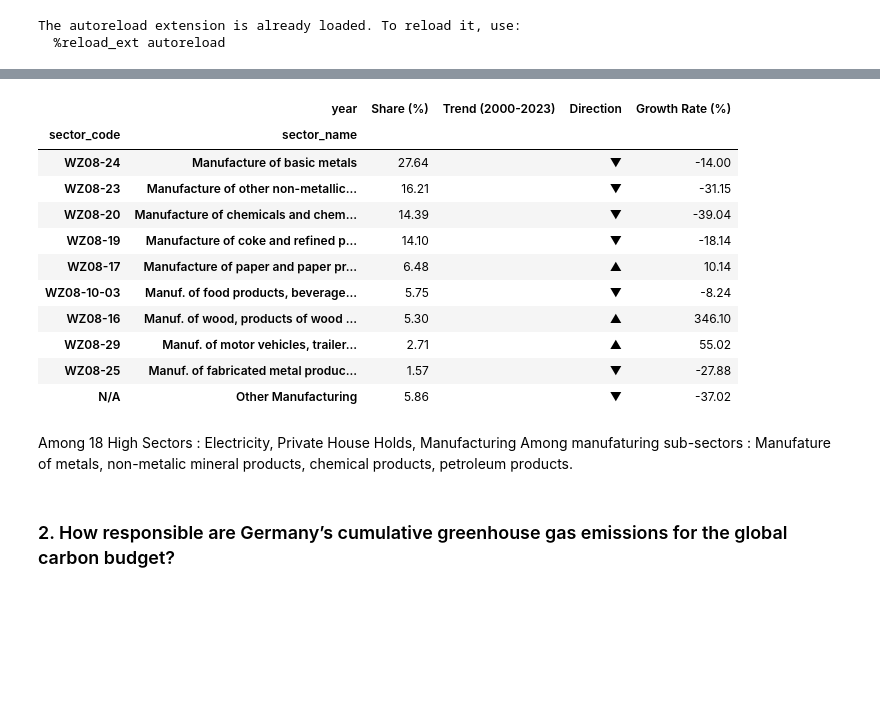
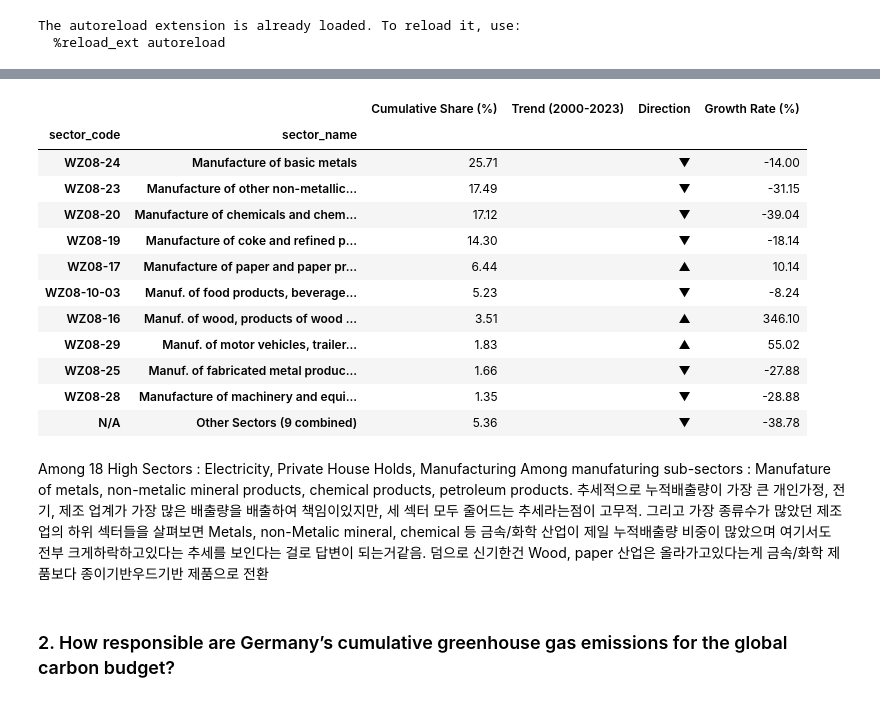
Before and after one commit to GinnyinGermany/CARBON, a Jupyter notebook: bin:/Computational_Narrative.ipynb, the cells around one changed output, grey strips where cells are left out. Saved outputs shown, nothing was run; the diff lists cells and outputs as text; code cells hidden in the pictures; blank space fills up the shorter version.

```diff
--- a/bin:/Computational_Narrative.ipynb
+++ b/bin:/Computational_Narrative.ipynb
@@ -13,8 +13,7 @@ import pandas as pd
 raw_df = pd.read_csv(
         "../data:/85111-0005_en_flat.csv",
         sep=';',                    # Destatis commonly uses semicolons
-        encoding='utf-8'            # Use 'cp1252' if utf-8 throws an error
-    )
+        encoding='utf-8')           # Use 'cp1252' if utf-8 throws an error
 # %% [markdown]
 | Column Name | Description | Data Examples |
 | :--- | :--- | :--- |
@@ -360,22 +364,24 @@ Pareto Threshold: Top sectors up to 85% cumulative share are 'Major'
 # %%
-mfg_html_table = generate_enhanced_mfg_table(mfg_sub_em, start_year=2000, end_year=2023, top_n=9)
+mfg_html_table = generate_sectoral_emissions_table(mfg_sub_em, start_year=2000, end_year=2023, top_n=10)
 display(HTML(mfg_html_table))
 # %% [output]
-|  | year | Share (%) | Trend (2000-2023) | Direction | Growth Rate (%) |
+|  |  | Cumulative Share (%) | Trend (2000-2023) | Direction | Growth Rate (%) |
 | sector_code | sector_name |  |  |  |  |
-| WZ08-24 | Manufacture of basic metals | 27.64 |  | ▼ | -14.00 |
-| WZ08-23 | Manufacture of other non-metallic... | 16.21 |  | ▼ | -31.15 |
-| WZ08-20 | Manufacture of chemicals and chem... | 14.39 |  | ▼ | -39.04 |
-| WZ08-19 | Manufacture of coke and refined p... | 14.10 |  | ▼ | -18.14 |
-| WZ08-17 | Manufacture of paper and paper pr... | 6.48 |  | ▲ | 10.14 |
-| WZ08-10-03 | Manuf. of food products, beverage... | 5.75 |  | ▼ | -8.24 |
-| WZ08-16 | Manuf. of wood, products of wood ... | 5.30 |  | ▲ | 346.10 |
-| WZ08-29 | Manuf. of motor vehicles, trailer... | 2.71 |  | ▲ | 55.02 |
-| WZ08-25 | Manuf. of fabricated metal produc... | 1.57 |  | ▼ | -27.88 |
-| N/A | Other Manufacturing | 5.86 |  | ▼ | -37.02 |
+| WZ08-24 | Manufacture of basic metals | 25.71 |  | ▼ | -14.00 |
+| WZ08-23 | Manufacture of other non-metallic... | 17.49 |  | ▼ | -31.15 |
+| WZ08-20 | Manufacture of chemicals and chem... | 17.12 |  | ▼ | -39.04 |
+| WZ08-19 | Manufacture of coke and refined p... | 14.30 |  | ▼ | -18.14 |
+| WZ08-17 | Manufacture of paper and paper pr... | 6.44 |  | ▲ | 10.14 |
+| WZ08-10-03 | Manuf. of food products, beverage... | 5.23 |  | ▼ | -8.24 |
+| WZ08-16 | Manuf. of wood, products of wood ... | 3.51 |  | ▲ | 346.10 |
+| WZ08-29 | Manuf. of motor vehicles, trailer... | 1.83 |  | ▲ | 55.02 |
+| WZ08-25 | Manuf. of fabricated metal produc... | 1.66 |  | ▼ | -27.88 |
+| WZ08-28 | Manufacture of machinery and equi... | 1.35 |  | ▼ | -28.88 |
+| N/A | Other Sectors (9 combined) | 5.36 |  | ▼ | -38.78 |
 # %% [markdown]
 Among 18 High Sectors : Electricity, Private House Holds, Manufacturing
 Among manufaturing sub-sectors : Manufature of metals, non-metalic mineral products, chemical products, petroleum products.
+추세적으로 누적배출량이 가장 큰 개인가정, 전기, 제조 업계가 가장 많은 배출량을 배출하여 책임이있지만, 세 섹터 모두 줄어드는 추세라는점이 고무적. 그리고 가장 종류수가 많았던 제조업의 하위 섹터들을 살펴보면 Metals, non-Metalic mineral, chemical 등 금속/화학 산업이 제일 누적배출량 비중이 많았으며 여기서도 전부 크게하락하고있다는 추세를 보인다는 걸로 답변이 되는거같음. 덤으로 신기한건 Wood, paper 산업은 올라가고있다는게 금속/화학 제품보다 종이기반우드기반 제품으로 전환
 # %% [markdown]
 ### 2. How responsible are Germany’s cumulative greenhouse gas emissions for the global carbon budget?
 # %%
```
Also changed, not shown: parts of 6 cells of this notebook, 1 other file.
